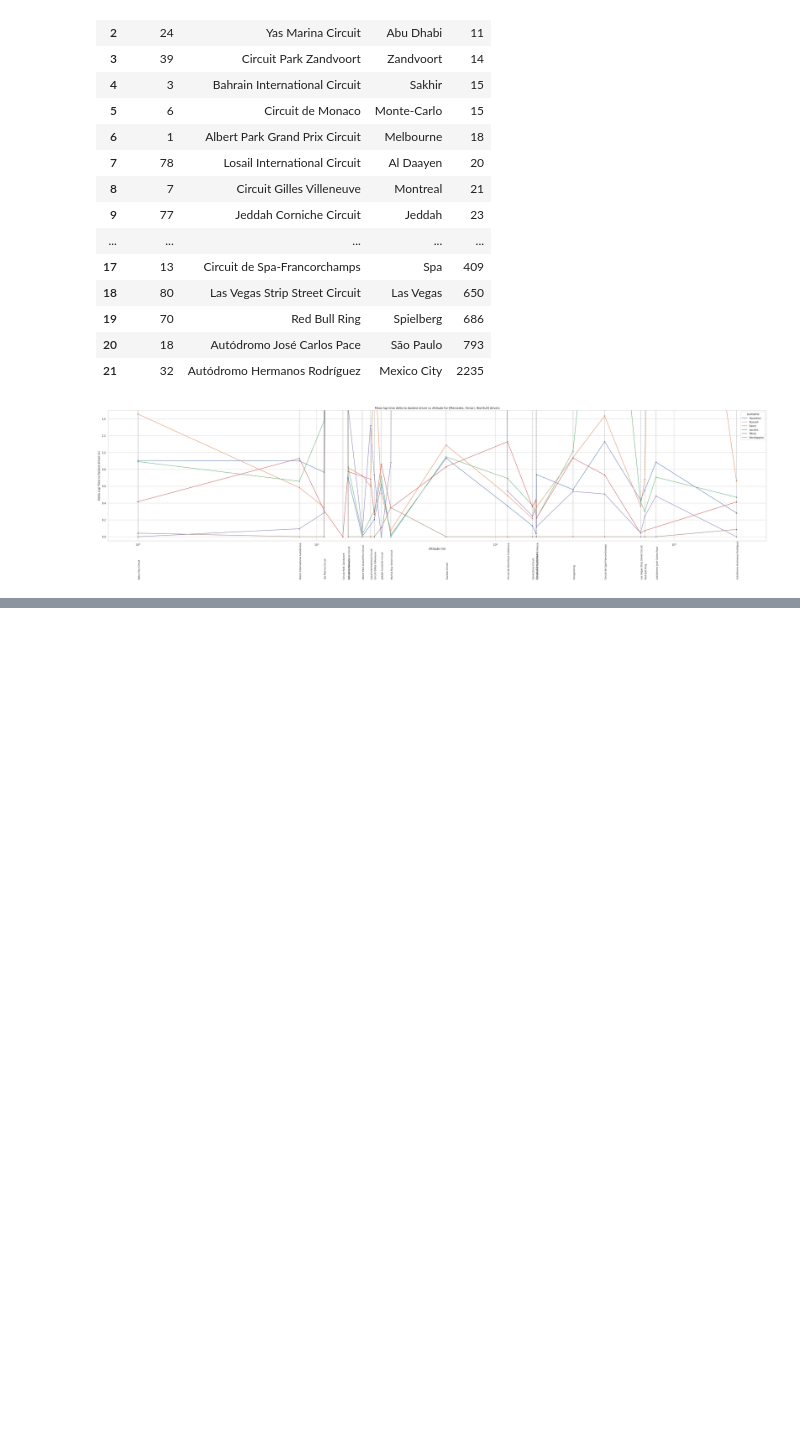
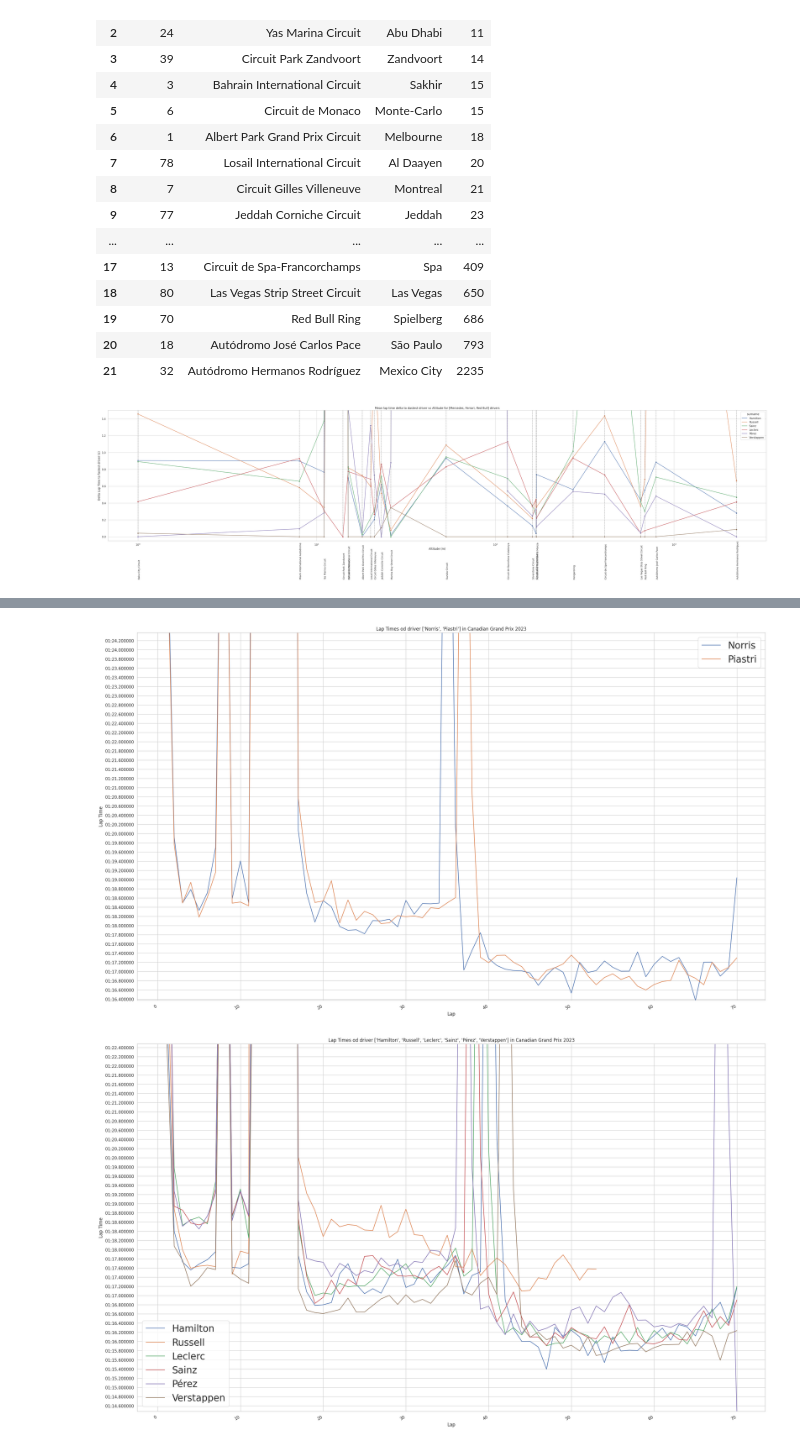
Before and after one commit to MichaelAngeloTheFirst/Formula1-Dataset-Exploration, a Jupyter notebook: f1_exploration.ipynb, the cells around one changed output, grey strips where cells are left out. Saved outputs shown, nothing was run; the diff lists cells and outputs as text; code cells hidden in the pictures; blank space fills up the shorter version.

Commit message:
Added drivers times chart in given race

```diff
--- a/f1_exploration.ipynb
+++ b/f1_exploration.ipynb
@@ -862,0 +865,13 @@ plt.show()
+# %%
+lap_times = pd.read_csv(download_path + '/lap_times.csv')
+merged_data_frame = lap_times.copy()
+display(merged_data_frame)
+
+drivers = pd.read_csv(download_path + '/drivers.csv')
+merged_data_frame = merged_data_frame.merge(drivers[['driverId', 'surname']], on='driverId', how='left')
+display(merged_data_frame)
+
+races = pd.read_csv(download_path + '/races.csv')
+races_2023 = races[races['year'] == 2023]
+merged_data_frame = merged_data_frame.merge(races_2023[['raceId', 'round', 'name']], on='raceId', how='right')
+display(merged_data_frame)
@@ -862,0 +959,32 @@ plt.show()
+# %%
+import matplotlib.pyplot as plt
+import seaborn as sns
+from datetime import datetime, timedelta
+import matplotlib.dates as mdates
+
+def plotTimesForDriverInTheRace(drivers, raceName):
+    sns.set_theme(style="whitegrid")
+    plt.figure(figsize=(30, 20))
+    race_data_frame = merged_data_frame[merged_data_frame['name'] == raceName]
+    drivers_in_race_data_frame = race_data_frame[race_data_frame['surname'].isin(drivers)]
+    minTime = min([datetime.strptime(lap_time, "%M:%S.%f") for lap_time in drivers_in_race_data_frame['time']])
+    for driverSurname in drivers:
+        driver_in_race_data_frame = drivers_in_race_data_frame[drivers_in_race_data_frame['surname'] == driverSurname]
+        converted_times = [datetime.strptime(lap_time, "%M:%S.%f") for lap_time in driver_in_race_data_frame['time']]
+        plt.plot(driver_in_race_data_frame['lap'], converted_times, label=driverSurname)
+
+    plt.title(f'Lap Times od driver {drivers} in {raceName} 2023')
+    plt.xlabel('Lap')
+    plt.ylabel('Lap Time')
+    plt.ylim(minTime, minTime + timedelta(seconds=8))
+    plt.gca().yaxis.set_major_formatter(mdates.DateFormatter(f'%M:%S.%f'))
+    plt.gca().yaxis.set_major_locator(mdates.MicrosecondLocator(interval=200000))  # Ticks every 0.1 seconds
+    plt.gcf().autofmt_xdate()  # Auto-rotate labels
+    plt.legend(fontsize=20)
+    plt.show()
+# %%
+plotTimesForDriverInTheRace(['Norris', 'Piastri'], 'Canadian Grand Prix')
+plotTimesForDriverInTheRace(['Hamilton', 'Russell', 'Leclerc', 'Sainz', 'Pérez', 'Verstappen'], 'Canadian Grand Prix') # ['Hamilton', 'Russell', 'Leclerc', 'Sainz', 'Pérez', 'Verstappen']
+# %% [output]
+[figure, added]
+[figure, added]
```
Also changed, not shown: parts of 4 cells of this notebook.
